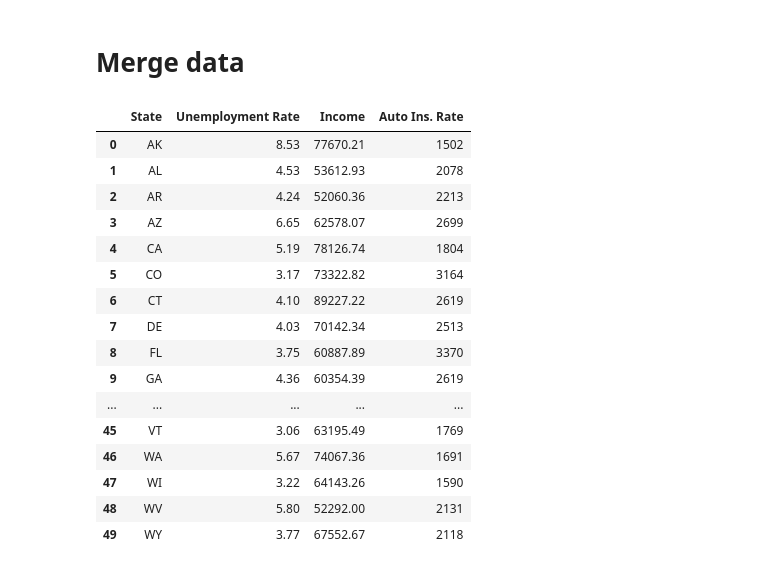
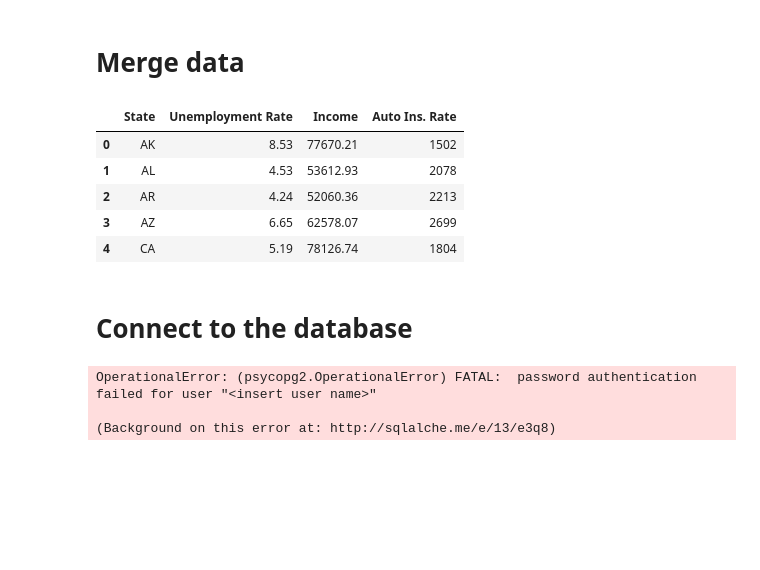
Before and after one commit to ramirezgc/ka-ching, a Jupyter notebook: Places to live.ipynb, the cells around one changed output. Saved outputs shown, nothing was run; the diff lists cells and outputs as text; code cells hidden in the pictures; blank space fills up the shorter version.

```diff
--- a/Places to live.ipynb
+++ b/Places to live.ipynb
@@ -125,23 +136,14 @@ clean_auto_ins.head()
 # %%
 ## Merge all 3 clean data sets using state as the primary key
 
 merge_df = clean_unemployment.merge(clean_income, on = "State").merge(clean_auto_ins, on = "State")
-merge_df
+merge_df.head()
 # %% [output]
 |  | State | Unemployment Rate | Income | Auto Ins. Rate |
 | 0 | AK | 8.53 | 77670.21 | 1502 |
 | 1 | AL | 4.53 | 53612.93 | 2078 |
 | 2 | AR | 4.24 | 52060.36 | 2213 |
 | 3 | AZ | 6.65 | 62578.07 | 2699 |
 | 4 | CA | 5.19 | 78126.74 | 1804 |
-| 5 | CO | 3.17 | 73322.82 | 3164 |
-| 6 | CT | 4.10 | 89227.22 | 2619 |
-| 7 | DE | 4.03 | 70142.34 | 2513 |
-| 8 | FL | 3.75 | 60887.89 | 3370 |
-| 9 | GA | 4.36 | 60354.39 | 2619 |
-| ... | ... | ... | ... | ... |
-| 45 | VT | 3.06 | 63195.49 | 1769 |
-| 46 | WA | 5.67 | 74067.36 | 1691 |
-| 47 | WI | 3.22 | 64143.26 | 1590 |
-| 48 | WV | 5.80 | 52292.00 | 2131 |
-| 49 | WY | 3.77 | 67552.67 | 2118 |
+# %% [markdown]
+# Connect to the database
@@ -147,0 +153,6 @@ merge_df
+# %%
+engine.table_names()
+# %% [output]
+OperationalError: (psycopg2.OperationalError) FATAL:  password authentication failed for user "<insert user name>"
+
+(Background on this error at: http://sqlalche.me/e/13/e3q8)
```
Also changed, not shown: parts of 3 cells of this notebook.
